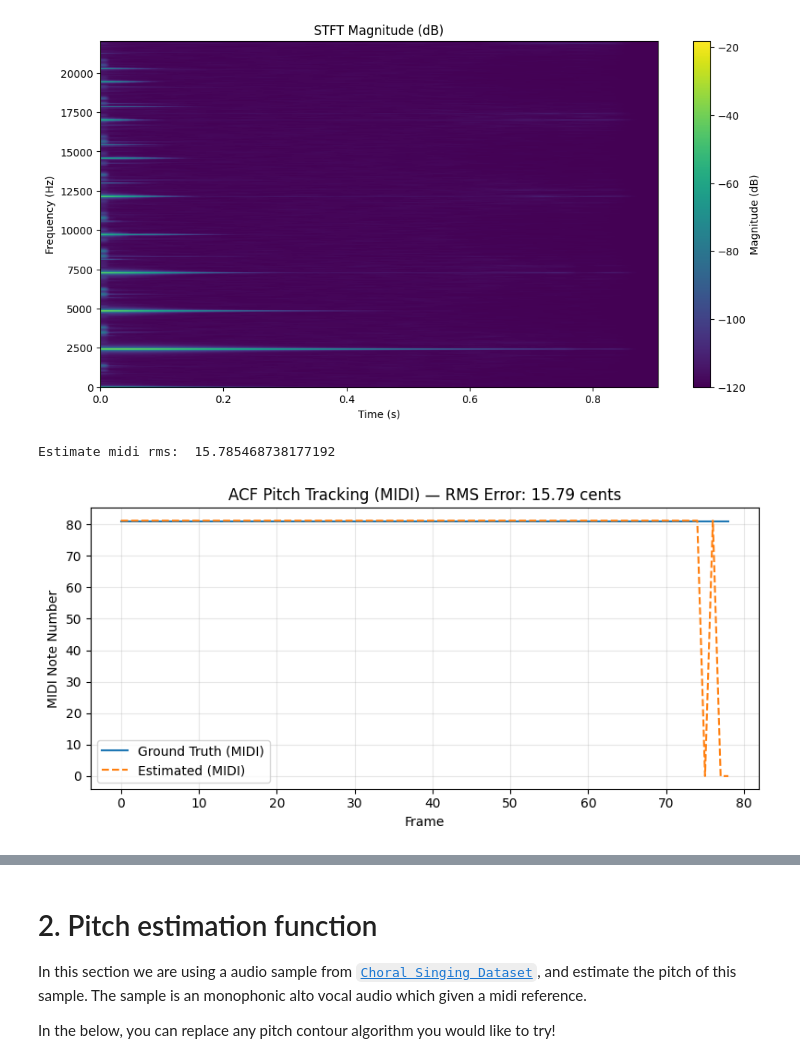
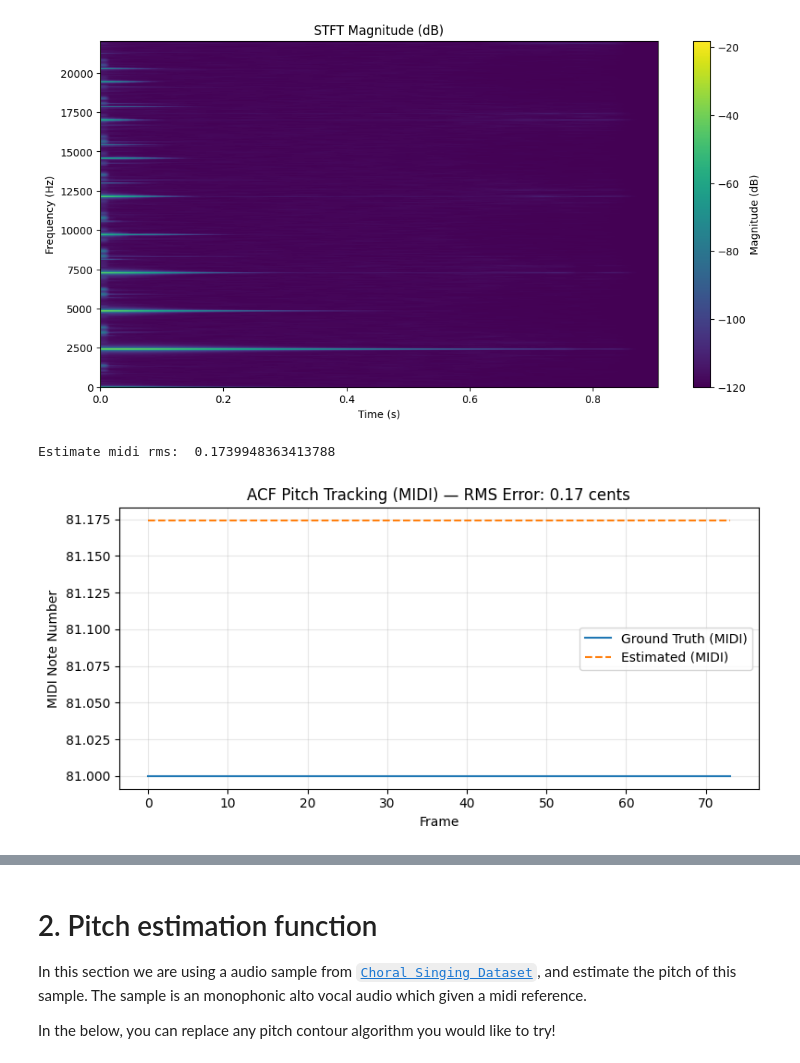
Before and after one commit to alexanderlerch/pynbACA, a Jupyter notebook: Notebooks/03_PitchContour.ipynb, the cells around one changed output, grey strips where cells are left out. Saved outputs shown, nothing was run; the diff lists cells and outputs as text; code cells hidden in the pictures.

```diff
--- a/Notebooks/03_PitchContour.ipynb
+++ b/Notebooks/03_PitchContour.ipynb
@@ -266,18 +278,19 @@ visualizeSpec(X, sr, fig_width=12, fig_height=6)
 # %%
 # use Acf as estimation
 est_freq, est_time = pyACA.computePitch('TimeAcf', wav, f_s, iBlockLength=1024, iHopLength=512)
+est_freq = est_freq[0:-5]
 est_midi = ToolFreq2Midi(est_freq)
 est_midi = np.asarray(est_midi, dtype=float).squeeze()
+gt_midi = np.full_like(est_midi, 81.0)
 
-gt_midi = np.full_like(est_midi, 81.0)
 rms_midi_error = eval_pitchtrack(estimate=est_midi, groundtruth=gt_midi, mode='pitch')
 
 print("Estimate midi rms: ", rms_midi_error)
 
 visualize_tracking_midi(est_midi,gt_midi,rms_midi_error, 'ACF Pitch Tracking (MIDI)')
 # %% [output]
-Estimate midi rms:  15.785468738177192
+Estimate midi rms:  0.1739948363413788
-[figure, old version]
+[figure, new version]
 # %%
 # use amdf estimation
 est_freq, est_time = pyACA.computePitch('TimeAmdf', wav, f_s, iBlockLength=4096, iHopLength=512)
```
Also changed, not shown: parts of 14 cells of this notebook, 38 other files.
